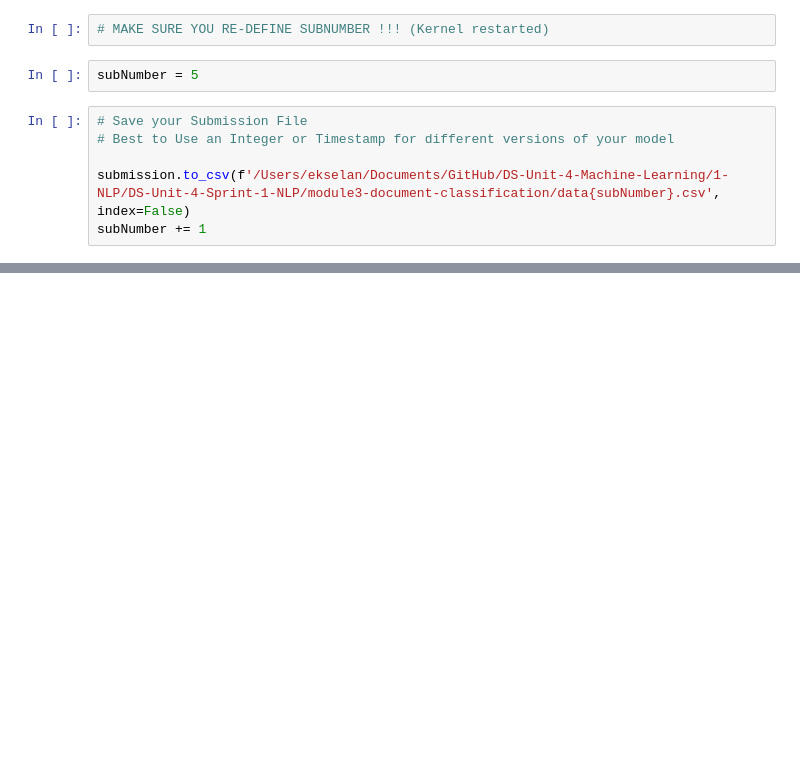
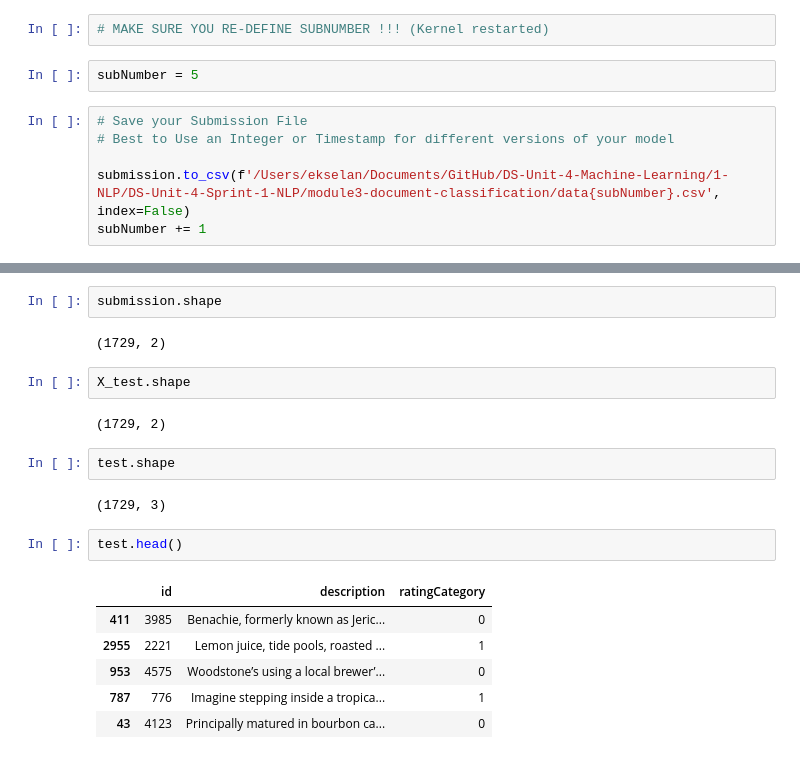
Before and after one commit to ekselan/DS-Unit-4-Sprint-1-NLP, a Jupyter notebook: module3-document-classification/LS_DS_413_Document_Classification_Assignment.ipynb, the cells around one changed output, grey strips where cells are left out. Saved outputs shown, nothing was run; the diff lists cells and outputs as text; blank space fills up the shorter version.

```diff
--- a/module3-document-classification/LS_DS_413_Document_Classification_Assignment.ipynb
+++ b/module3-document-classification/LS_DS_413_Document_Classification_Assignment.ipynb
@@ -726,0 +910,21 @@ subNumber += 1
+# %%
+submission.shape
+# %% [output]
+(1729, 2)
+# %%
+X_test.shape
+# %% [output]
+(1729, 2)
+# %%
+test.shape
+# %% [output]
+(1729, 3)
+# %%
+test.head()
+# %% [output]
+|  | id | description | ratingCategory |
+| 411 | 3985 | Benachie, formerly known as Jeric... | 0 |
+| 2955 | 2221 | Lemon juice, tide pools, roasted ... | 1 |
+| 953 | 4575 | Woodstone’s using a local brewer’... | 0 |
+| 787 | 776 | Imagine stepping inside a tropica... | 1 |
+| 43 | 4123 | Principally matured in bourbon ca... | 0 |
```
Also changed, not shown: parts of 23 cells of this notebook, 2 other files.
